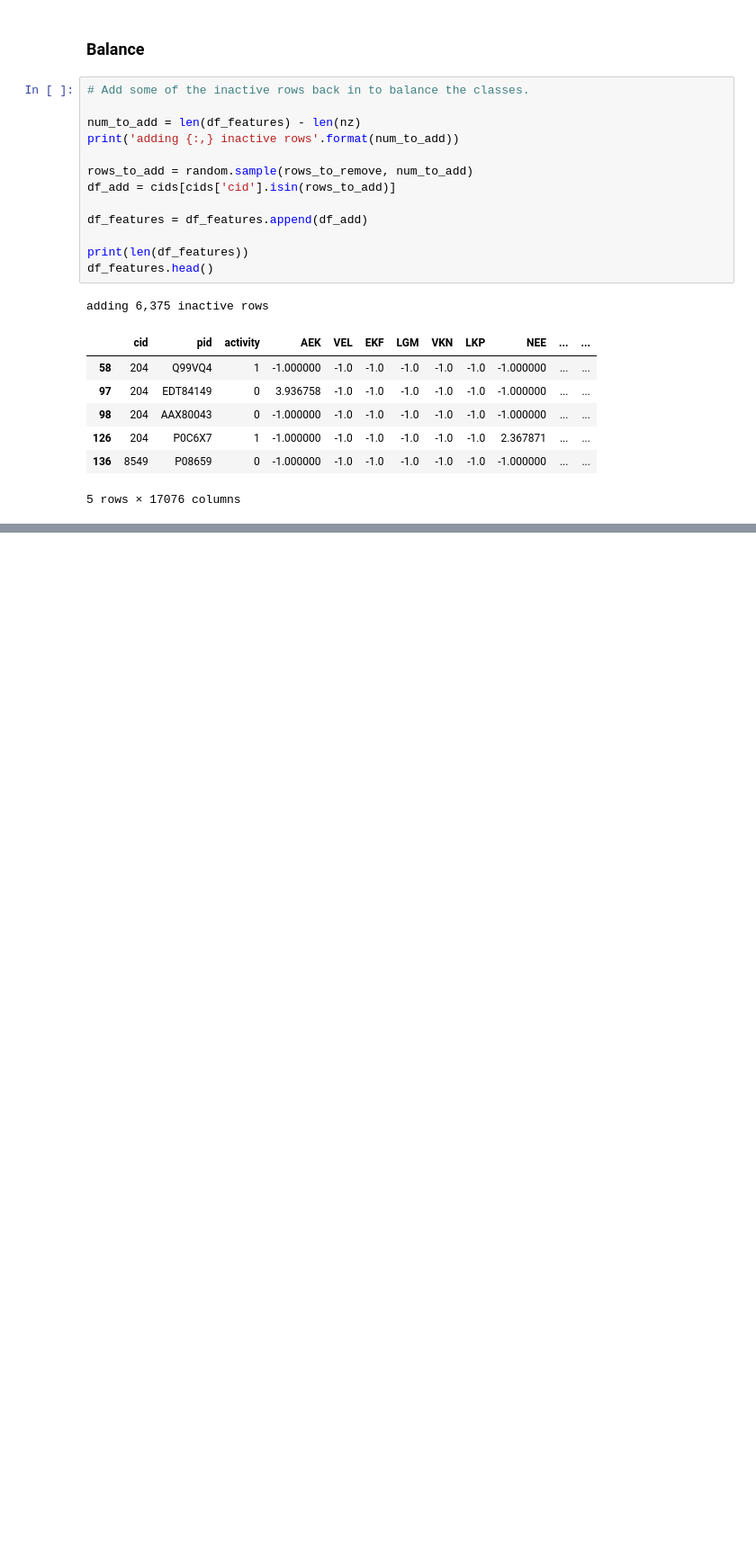
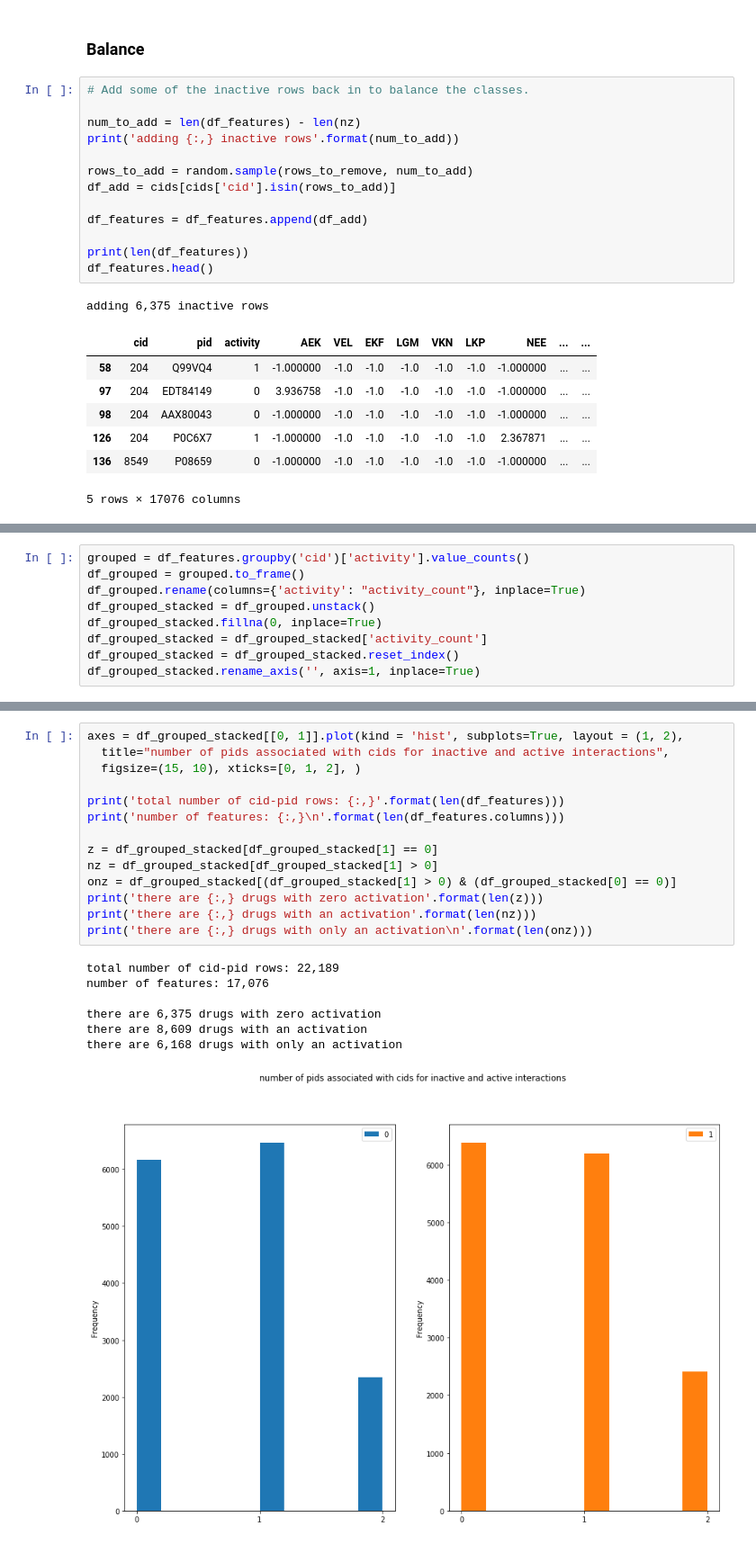
Before and after one commit to BrianDavisMath/FDA-COVID19, a Jupyter notebook: notebooks/greg-dimension-reduction-xgboost.ipynb, the cells around one changed output, grey strips where cells are left out. Shown at 90% size. Saved outputs shown, nothing was run; the diff lists cells and outputs as text; blank space fills up the shorter version.

```diff
--- a/notebooks/greg-dimension-reduction-xgboost.ipynb
+++ b/notebooks/greg-dimension-reduction-xgboost.ipynb
@@ -202,0 +199,9 @@ df_features.shape
+# %%
+grouped = df_features.groupby('cid')['activity'].value_counts()
+df_grouped = grouped.to_frame()
+df_grouped.rename(columns={'activity': "activity_count"}, inplace=True)
+df_grouped_stacked = df_grouped.unstack()
+df_grouped_stacked.fillna(0, inplace=True)
+df_grouped_stacked = df_grouped_stacked['activity_count']
+df_grouped_stacked = df_grouped_stacked.reset_index()
+df_grouped_stacked.rename_axis('', axis=1, inplace=True)
@@ -202,0 +217,22 @@ df_features.shape
+# %%
+axes = df_grouped_stacked[[0, 1]].plot(kind = 'hist', subplots=True, layout = (1, 2),
+  title="number of pids associated with cids for inactive and active interactions",
+  figsize=(15, 10), xticks=[0, 1, 2], )
+
+print('total number of cid-pid rows: {:,}'.format(len(df_features)))
+print('number of features: {:,}\n'.format(len(df_features.columns)))
+
+z = df_grouped_stacked[df_grouped_stacked[1] == 0]
+nz = df_grouped_stacked[df_grouped_stacked[1] > 0]
+onz = df_grouped_stacked[(df_grouped_stacked[1] > 0) & (df_grouped_stacked[0] == 0)]
+print('there are {:,} drugs with zero activation'.format(len(z)))
+print('there are {:,} drugs with an activation'.format(len(nz)))
+print('there are {:,} drugs with only an activation\n'.format(len(onz)))
+# %% [output]
+total number of cid-pid rows: 22,189
+number of features: 17,076
+
+there are 6,375 drugs with zero activation
+there are 8,609 drugs with an activation
+there are 6,168 drugs with only an activation
+[figure, added]
```
Also changed, not shown: parts of 3 cells of this notebook.
